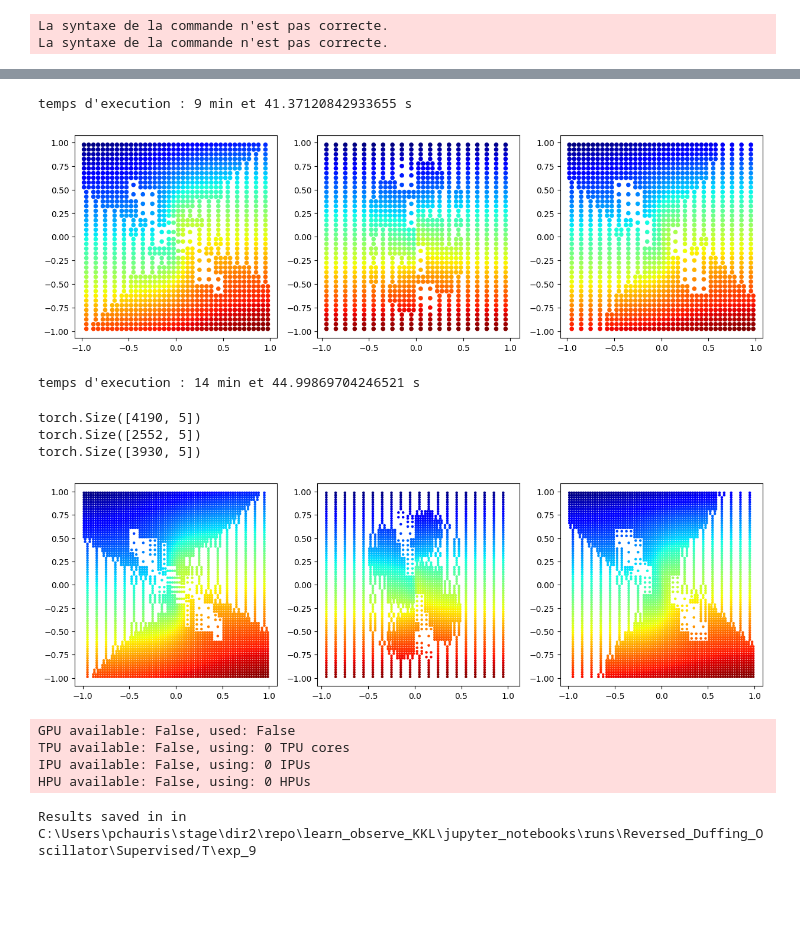
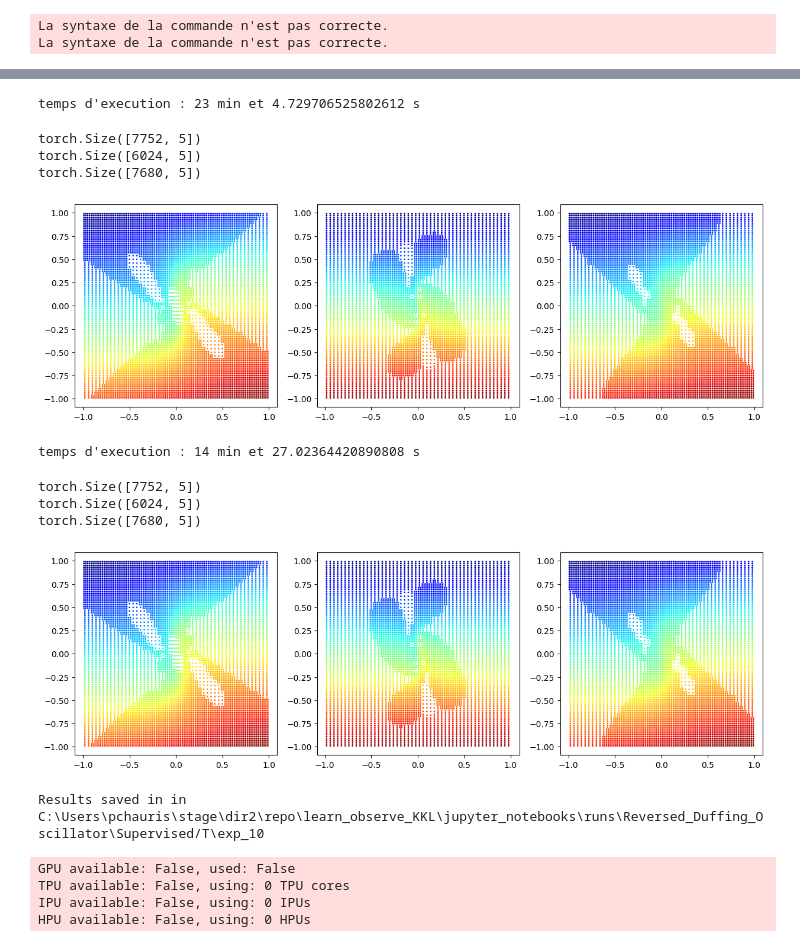
Before and after one commit to Centre-automatique-et-systemes/learn_observe_KKL, a Jupyter notebook: jupyter_notebooks/2_tut_supervised_duffing.ipynb, the cells around one changed output, grey strips where cells are left out. Drawn from its saved outputs; the diff is of its cells as text; code cells hidden in the pictures; blank space fills up the shorter version.

```diff
--- a/jupyter_notebooks/2_tut_supervised_duffing.ipynb
+++ b/jupyter_notebooks/2_tut_supervised_duffing.ipynb
@@ -36,7 +36,7 @@ observer = LuenbergerObserver(dim_x=2, dim_y=1, method='Supervised', recon_lambd
 observer.set_dynamics(system)
 # Generate (x_i, z_i) data by running system backward, then system + observer
 # forward in time
-data,grid = observer.generate_data_svl(np.array([[-1, 1.], [-1., 1.]]), [20,20],
+data,grid = observer.generate_data_svl(np.array([[-1, 1.], [-1., 1.]]), [50,50],
                                   method='adaptative')
 # %%
 data, val_data = train_test_split(data, test_size=0.3, shuffle=True)
@@ -101,42 +101,48 @@ data1, grid1, data2, grid2, data3, grid3 = observer.iterate(data,grid,data,grid,
 end = time.time()
 print("temps d'execution :",int((end-start)/60),"min et",end-start-60*int((end-start)/60),"s")
 # %% [output]
-temps d'execution : 9 min et 41.37120842933655 s
+temps d'execution : 23 min et 4.729706525802612 s
 # %%
+print(data1.shape)
+print(data2.shape)
+print(data3.shape)
 _,(ax1,ax2,ax3) = plt.subplots(1,3,figsize=(15,15))
-ax1.scatter(data1[:,0],data1[:,1],c=data1[:,2],s=20,cmap='jet')
+ax1.scatter(data1[:,0],data1[:,1],c=data1[:,2],s=1,cmap='jet')
 ax1.axis('square')
-ax2.scatter(data2[:,0],data2[:,1],c=data2[:,3],s=20,cmap='jet')
+ax2.scatter(data2[:,0],data2[:,1],c=data2[:,3],s=1,cmap='jet')
 ax2.axis('square')
-ax3.scatter(data3[:,0],data3[:,1],c=data3[:,4],s=20,cmap='jet')
+ax3.scatter(data3[:,0],data3[:,1],c=data3[:,4],s=1,cmap='jet')
 ax3.axis('square')
 plt.show()
 # %% [output]
+torch.Size([7752, 5])
+torch.Size([6024, 5])
+torch.Size([7680, 5])
-[figure, old version]
+[figure, new version]
 # %%
 start = time.time()
 data1, grid1, data2, grid2, data3, grid3 = observer.iterate(data1,grid1,data2,grid2,data3,grid3)
 end = time.time()
 print("temps d'execution :",int((end-start)/60),"min et",end-start-60*int((end-start)/60),"s")
 # %% [output]
-temps d'execution : 14 min et 44.99869704246521 s
+temps d'execution : 14 min et 27.02364420890808 s
 # %%
 print(data1.shape)
 print(data2.shape)
 print(data3.shape)
 _,(ax1,ax2,ax3) = plt.subplots(1,3,figsize=(15,15))
-ax1.scatter(data1[:,0],data1[:,1],c=data1[:,2],s=5,cmap='jet')
+ax1.scatter(data1[:,0],data1[:,1],c=data1[:,2],s=1,cmap='jet')
 ax1.axis('square')
-ax2.scatter(data2[:,0],data2[:,1],c=data2[:,3],s=5,cmap='jet')
+ax2.scatter(data2[:,0],data2[:,1],c=data2[:,3],s=1,cmap='jet')
 ax2.axis('square')
-ax3.scatter(data3[:,0],data3[:,1],c=data3[:,4],s=5,cmap='jet')
+ax3.scatter(data3[:,0],data3[:,1],c=data3[:,4],s=1,cmap='jet')
 ax3.axis('square')
 plt.show()
 # %% [output]
-torch.Size([4190, 5])
-torch.Size([2552, 5])
-torch.Size([3930, 5])
+torch.Size([7752, 5])
+torch.Size([6024, 5])
+torch.Size([7680, 5])
-[figure, old version]
+[figure, new version]
 # %%
 data2, val_data = train_test_split(data2, test_size=0.3, shuffle=True)
 # %%
@@ -162,11 +168,11 @@ trainer = pl.Trainer(
     callbacks=[stopper, checkpoint_callback], **trainer_options, logger=logger,
     log_every_n_steps=1, check_val_every_n_epoch=3)
 # %% [output]
-GPU available: False, used: False
-TPU available: False, using: 0 TPU cores
-IPU available: False, using: 0 IPUs
-HPU available: False, using: 0 HPUs
+Results saved in in C:\Users\pchauris\stage\dir2\repo\learn_observe_KKL\jupyter_notebooks\runs\Reversed_Duffing_Oscillator\Supervised/T\exp_10
-Results saved in in C:\Users\pchauris\stage\dir2\repo\learn_observe_KKL\jupyter_notebooks\runs\Reversed_Duffing_Oscillator\Supervised/T\exp_9
+GPU available: False, used: False
+TPU available: False, using: 0 TPU cores
+IPU available: False, using: 0 IPUs
+HPU available: False, using: 0 HPUs
 # %%
 # To see logger in tensorboard, copy the following output name_of_folder
 print(f'Logs stored in {learner_T.results_folder}/tb_logs')
```
Also changed, not shown: parts of 11 cells of this notebook.
